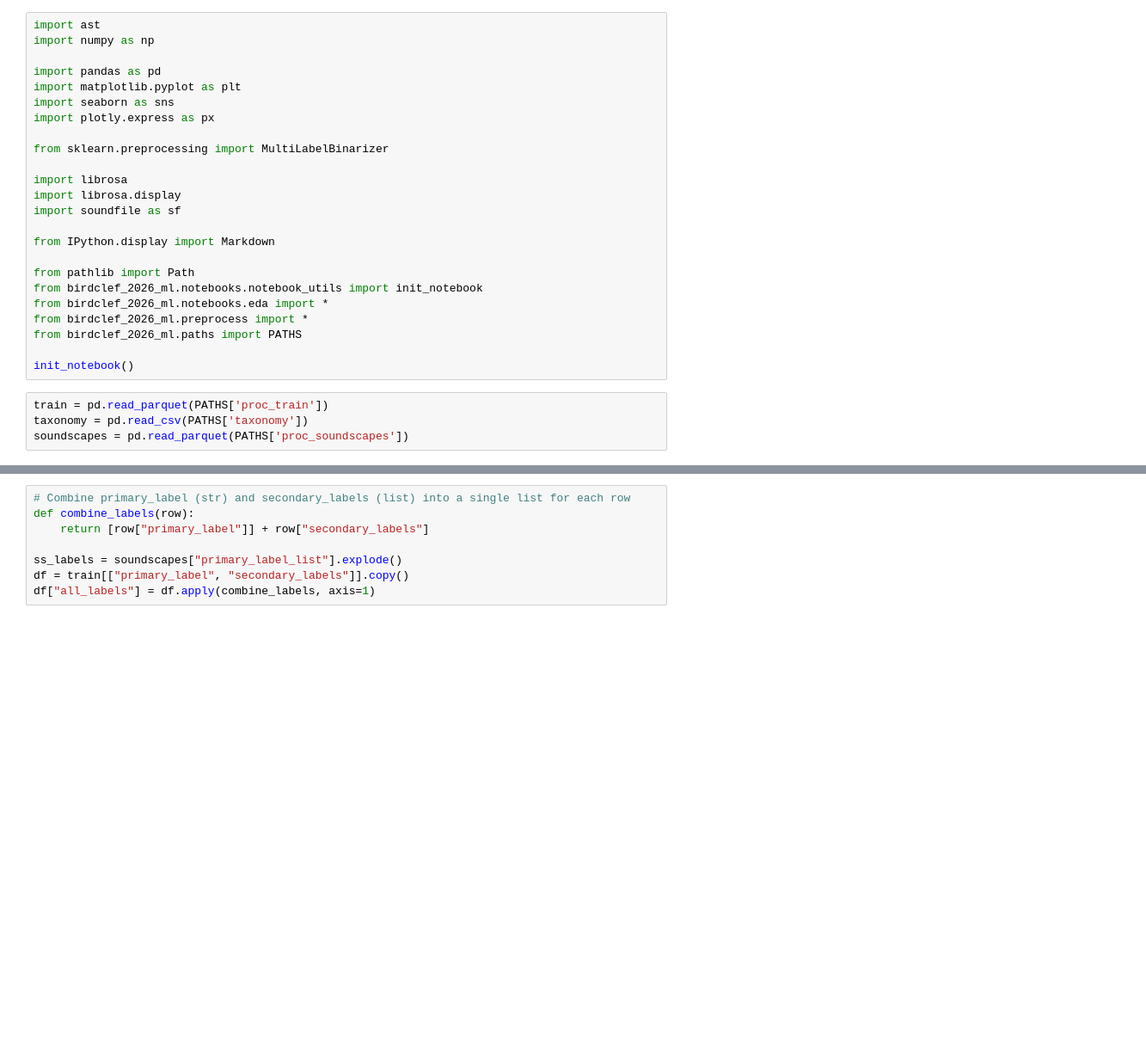
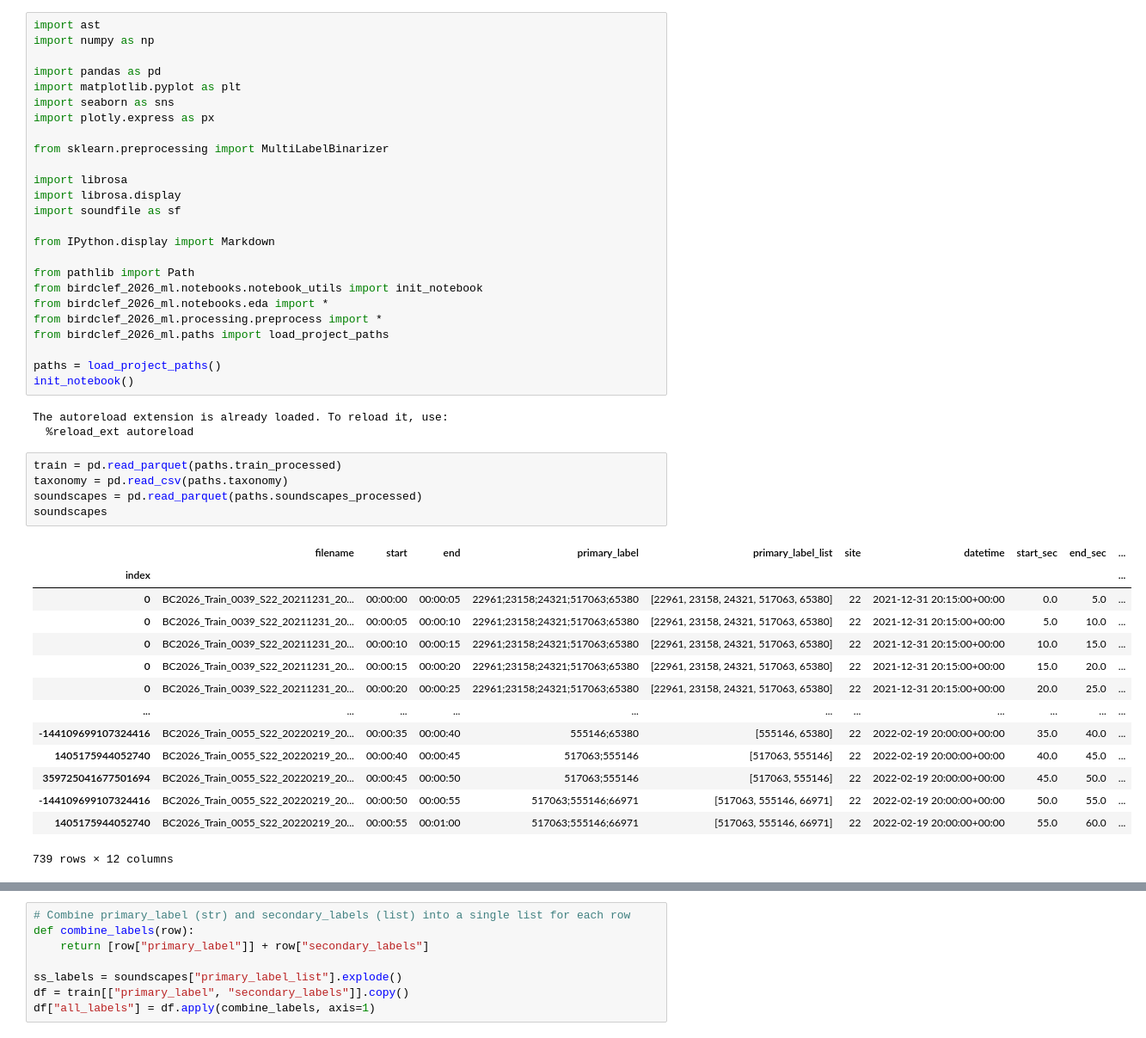
Before and after one commit to glouno/birdclef_2026_ML, a Jupyter notebook: notebooks/01_02_soundscapes.ipynb, the cells around one changed output, grey strips where cells are left out. Shown at 86% size. Saved outputs shown, nothing was run; the diff lists cells and outputs as text; blank space fills up the shorter version.

```diff
--- a/notebooks/01_02_soundscapes.ipynb
+++ b/notebooks/01_02_soundscapes.ipynb
@@ -18,11 +18,31 @@ from IPython.display import Markdown
 from pathlib import Path
 from birdclef_2026_ml.notebooks.notebook_utils import init_notebook
 from birdclef_2026_ml.notebooks.eda import *
-from birdclef_2026_ml.preprocess import *
-from birdclef_2026_ml.paths import PATHS
+from birdclef_2026_ml.processing.preprocess import *
+from birdclef_2026_ml.paths import load_project_paths
 
+paths = load_project_paths()
 init_notebook()
+# %% [output]
+The autoreload extension is already loaded. To reload it, use:
+  %reload_ext autoreload
 # %%
-train = pd.read_parquet(PATHS['proc_train'])
-taxonomy = pd.read_csv(PATHS['taxonomy'])
-soundscapes = pd.read_parquet(PATHS['proc_soundscapes'])
+train = pd.read_parquet(paths.train_processed)
+taxonomy = pd.read_csv(paths.taxonomy)
+soundscapes = pd.read_parquet(paths.soundscapes_processed)
+soundscapes
+# %% [output]
+|  | filename | start | end | primary_label | primary_label_list | site | datetime | start_sec | end_sec | ... |
+| index |  |  |  |  |  |  |  |  |  | ... |
+| 0 | BC2026_Train_0039_S22_20211231_20... | 00:00:00 | 00:00:05 | 22961;23158;24321;517063;65380 | [22961, 23158, 24321, 517063, 65380] | 22 | 2021-12-31 20:15:00+00:00 | 0.0 | 5.0 | ... |
+| 0 | BC2026_Train_0039_S22_20211231_20... | 00:00:05 | 00:00:10 | 22961;23158;24321;517063;65380 | [22961, 23158, 24321, 517063, 65380] | 22 | 2021-12-31 20:15:00+00:00 | 5.0 | 10.0 | ... |
+| 0 | BC2026_Train_0039_S22_20211231_20... | 00:00:10 | 00:00:15 | 22961;23158;24321;517063;65380 | [22961, 23158, 24321, 517063, 65380] | 22 | 2021-12-31 20:15:00+00:00 | 10.0 | 15.0 | ... |
+| 0 | BC2026_Train_0039_S22_20211231_20... | 00:00:15 | 00:00:20 | 22961;23158;24321;517063;65380 | [22961, 23158, 24321, 517063, 65380] | 22 | 2021-12-31 20:15:00+00:00 | 15.0 | 20.0 | ... |
+| 0 | BC2026_Train_0039_S22_20211231_20... | 00:00:20 | 00:00:25 | 22961;23158;24321;517063;65380 | [22961, 23158, 24321, 517063, 65380] | 22 | 2021-12-31 20:15:00+00:00 | 20.0 | 25.0 | ... |
+| ... | ... | ... | ... | ... | ... | ... | ... | ... | ... | ... |
+| -144109699107324416 | BC2026_Train_0055_S22_20220219_20... | 00:00:35 | 00:00:40 | 555146;65380 | [555146, 65380] | 22 | 2022-02-19 20:00:00+00:00 | 35.0 | 40.0 | ... |
+| 1405175944052740 | BC2026_Train_0055_S22_20220219_20... | 00:00:40 | 00:00:45 | 517063;555146 | [517063, 555146] | 22 | 2022-02-19 20:00:00+00:00 | 40.0 | 45.0 | ... |
+| 359725041677501694 | BC2026_Train_0055_S22_20220219_20... | 00:00:45 | 00:00:50 | 517063;555146 | [517063, 555146] | 22 | 2022-02-19 20:00:00+00:00 | 45.0 | 50.0 | ... |
+| -144109699107324416 | BC2026_Train_0055_S22_20220219_20... | 00:00:50 | 00:00:55 | 517063;555146;66971 | [517063, 555146, 66971] | 22 | 2022-02-19 20:00:00+00:00 | 50.0 | 55.0 | ... |
+| 1405175944052740 | BC2026_Train_0055_S22_20220219_20... | 00:00:55 | 00:01:00 | 517063;555146;66971 | [517063, 555146, 66971] | 22 | 2022-02-19 20:00:00+00:00 | 55.0 | 60.0 | ... |
+739 rows × 12 columns
```
Also changed, not shown: parts of 4 cells of this notebook, 5 other files.
